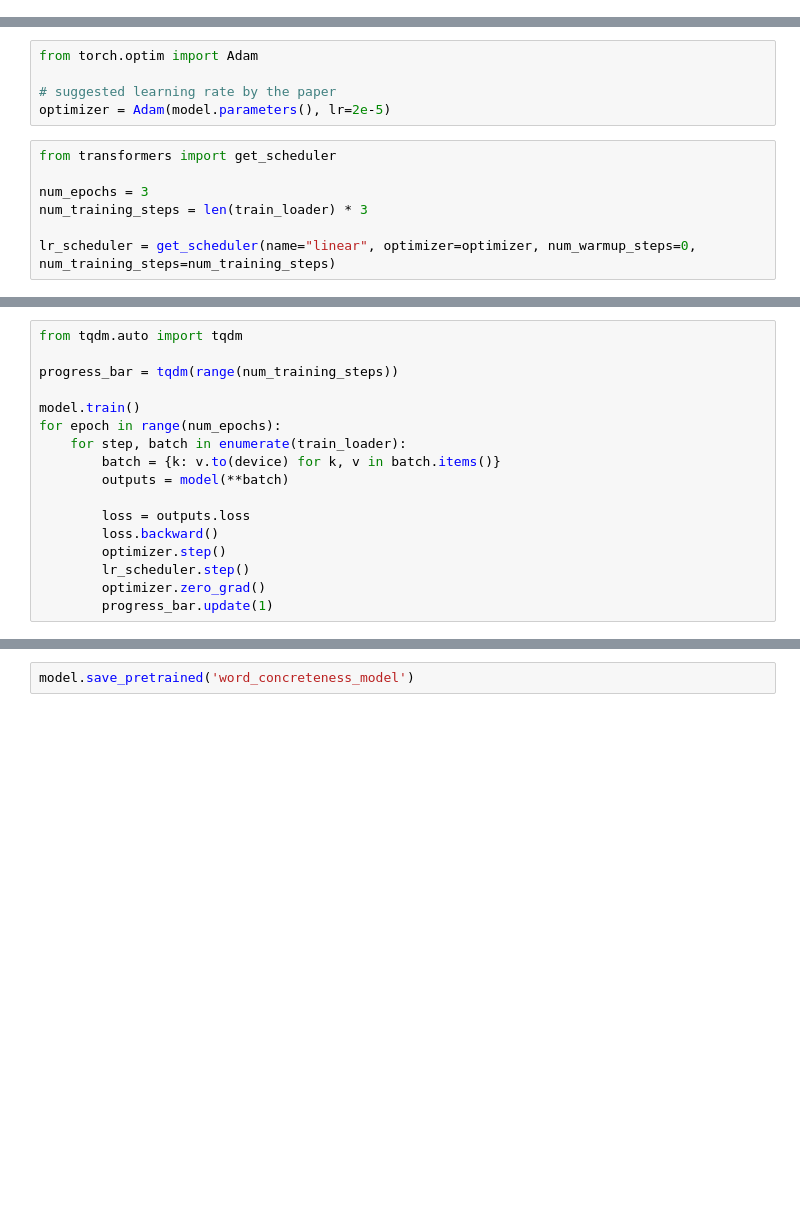
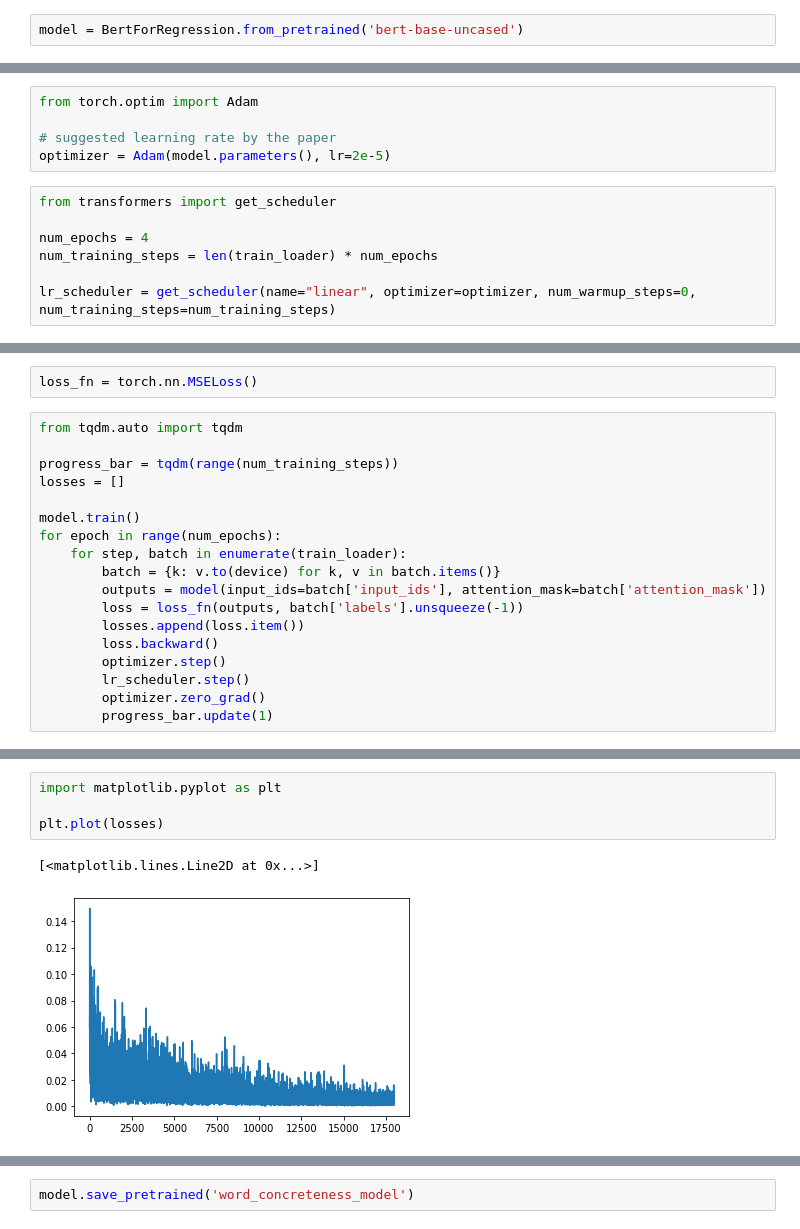
Before and after one commit to martingrzzler/robanohashi-thesis-notebook, a Jupyter notebook: concreteness_ratings.ipynb, the cells around one changed output, grey strips where cells are left out. Drawn from its saved outputs; the diff is of its cells as text; blank space fills up the shorter version.

```diff
--- a/concreteness_ratings.ipynb
+++ b/concreteness_ratings.ipynb
@@ -100,0 +109,2 @@ You should probably TRAIN this model on a down-stream task to be able to use it
+# %%
+model = BertForRegression.from_pretrained('bert-base-uncased')
@@ -106,7 +145,7 @@ optimizer = Adam(model.parameters(), lr=2e-5)
 # %%
 from transformers import get_scheduler
 
-num_epochs = 3
-num_training_steps = len(train_loader) * 3
+num_epochs = 4
+num_training_steps = len(train_loader) * num_epochs
 
 lr_scheduler = get_scheduler(name="linear", optimizer=optimizer, num_warmup_steps=0, num_training_steps=num_training_steps)
@@ -140,15 +152,18 @@ device(type='cuda')
+# %%
+loss_fn = torch.nn.MSELoss()
 # %%
 from tqdm.auto import tqdm
 
 progress_bar = tqdm(range(num_training_steps))
+losses = []
 
 model.train()
 for epoch in range(num_epochs):
     for step, batch in enumerate(train_loader):
         batch = {k: v.to(device) for k, v in batch.items()}
-        outputs = model(**batch)
-
-        loss = outputs.loss
+        outputs = model(input_ids=batch['input_ids'], attention_mask=batch['attention_mask'])
+        loss = loss_fn(outputs, batch['labels'].unsqueeze(-1))
+        losses.append(loss.item())
         loss.backward()
         optimizer.step()
         lr_scheduler.step()
@@ -181,4 +195,11 @@ Pearson Correlation Coefficient: 0.9205
 P-value: 0.0000
+# %%
+import matplotlib.pyplot as plt
+
+plt.plot(losses)
+# %% [output]
+[<matplotlib.lines.Line2D at 0x...>]
+[figure, added]
 # %%
 def predict(word):
     input_ids = tokenizer(word, return_tensors='pt').input_ids.to(device)
```
Also changed, not shown: parts of 9 cells of this notebook, 1 other file.
